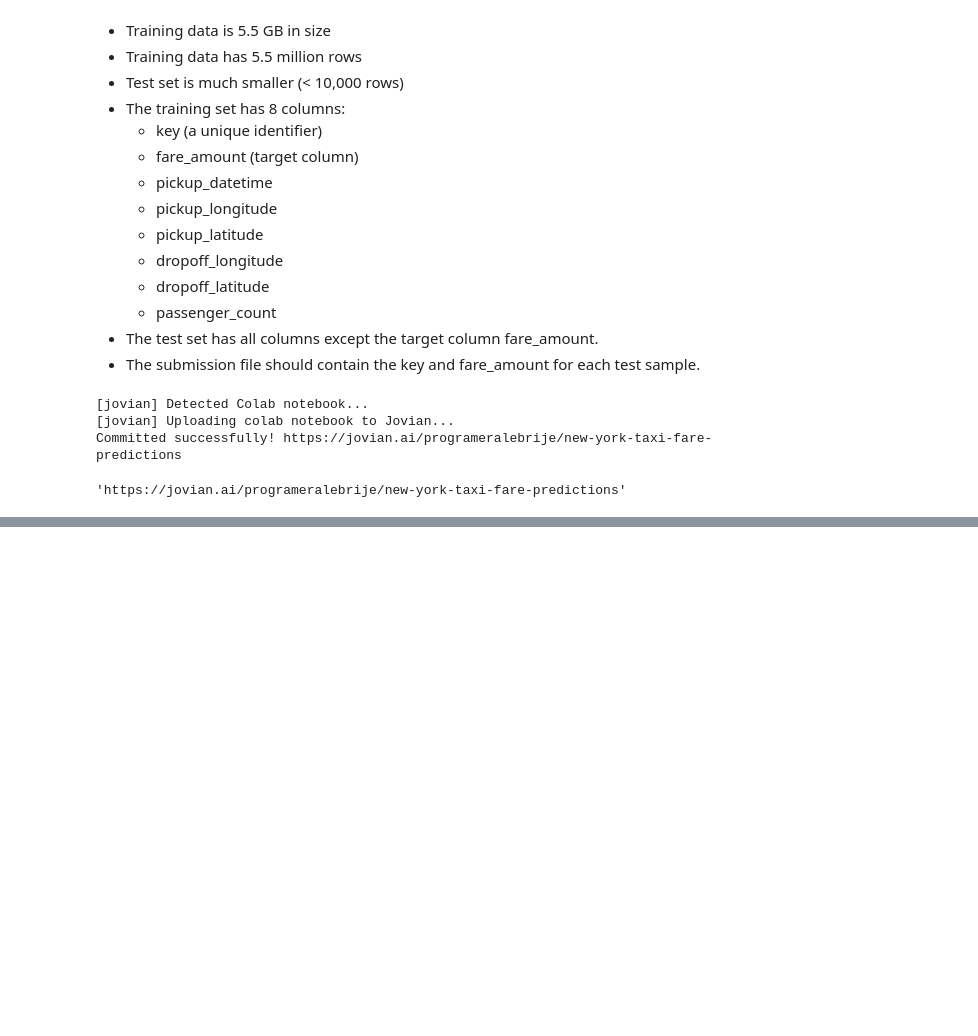
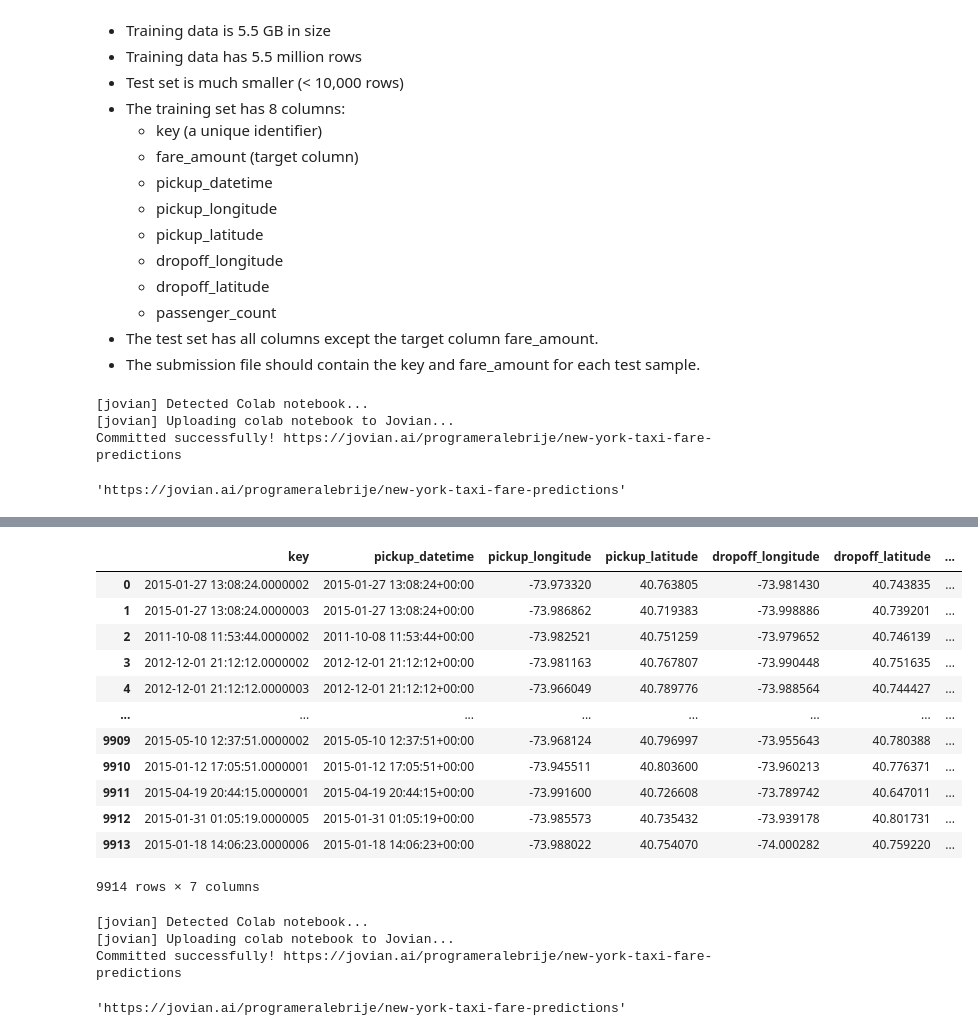
Before and after one commit to programeralebrije/MachineLearningNYtaxi, a Jupyter notebook: new_york_taxi_fare_predictions.ipynb, the cells around one changed output, grey strips where cells are left out. Cells and saved outputs as stored; diff of their text form; code cells hidden in the pictures; blank space fills up the shorter version.

```diff
--- a/new_york_taxi_fare_predictions.ipynb
+++ b/new_york_taxi_fare_predictions.ipynb
@@ -167,0 +278,25 @@ Committed successfully! https://jovian.ai/programeralebrije/new-york-taxi-fare-p
+# %%
+test_df = pd.read_csv(data_dir+'/test.csv', dtype=dtypes, parse_dates=['pickup_datetime'])
+# %%
+test_df
+# %% [output]
+|  | key | pickup_datetime | pickup_longitude | pickup_latitude | dropoff_longitude | dropoff_latitude | ... |
+| 0 | 2015-01-27 13:08:24.0000002 | 2015-01-27 13:08:24+00:00 | -73.973320 | 40.763805 | -73.981430 | 40.743835 | ... |
+| 1 | 2015-01-27 13:08:24.0000003 | 2015-01-27 13:08:24+00:00 | -73.986862 | 40.719383 | -73.998886 | 40.739201 | ... |
+| 2 | 2011-10-08 11:53:44.0000002 | 2011-10-08 11:53:44+00:00 | -73.982521 | 40.751259 | -73.979652 | 40.746139 | ... |
+| 3 | 2012-12-01 21:12:12.0000002 | 2012-12-01 21:12:12+00:00 | -73.981163 | 40.767807 | -73.990448 | 40.751635 | ... |
+| 4 | 2012-12-01 21:12:12.0000003 | 2012-12-01 21:12:12+00:00 | -73.966049 | 40.789776 | -73.988564 | 40.744427 | ... |
+| ... | ... | ... | ... | ... | ... | ... | ... |
+| 9909 | 2015-05-10 12:37:51.0000002 | 2015-05-10 12:37:51+00:00 | -73.968124 | 40.796997 | -73.955643 | 40.780388 | ... |
+| 9910 | 2015-01-12 17:05:51.0000001 | 2015-01-12 17:05:51+00:00 | -73.945511 | 40.803600 | -73.960213 | 40.776371 | ... |
+| 9911 | 2015-04-19 20:44:15.0000001 | 2015-04-19 20:44:15+00:00 | -73.991600 | 40.726608 | -73.789742 | 40.647011 | ... |
+| 9912 | 2015-01-31 01:05:19.0000005 | 2015-01-31 01:05:19+00:00 | -73.985573 | 40.735432 | -73.939178 | 40.801731 | ... |
+| 9913 | 2015-01-18 14:06:23.0000006 | 2015-01-18 14:06:23+00:00 | -73.988022 | 40.754070 | -74.000282 | 40.759220 | ... |
+9914 rows × 7 columns
+# %%
+jovian.commit()
+# %% [output]
+[jovian] Detected Colab notebook...
+[jovian] Uploading colab notebook to Jovian...
+Committed successfully! https://jovian.ai/programeralebrije/new-york-taxi-fare-predictions
+'https://jovian.ai/programeralebrije/new-york-taxi-fare-predictions'
```
Also changed, not shown: parts of 20 cells of this notebook.
